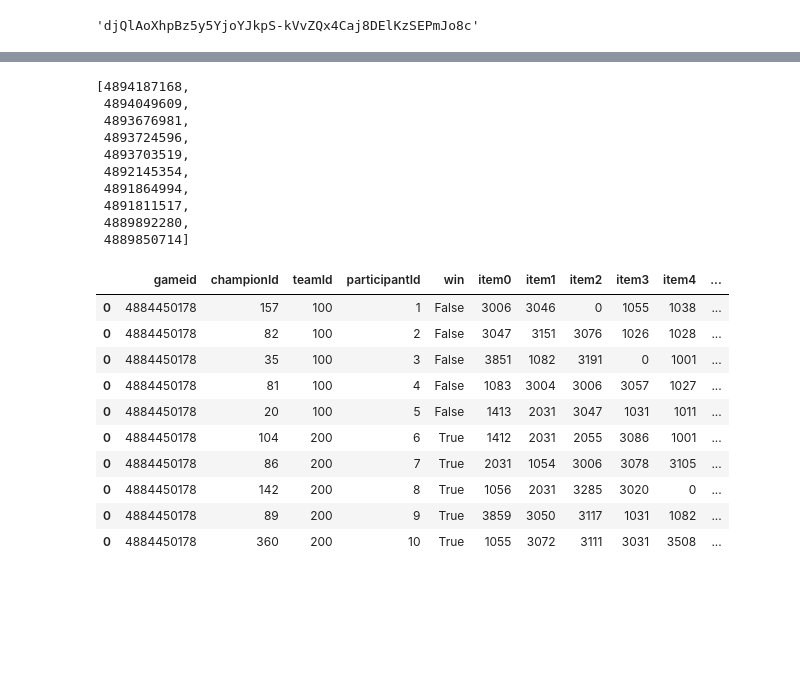
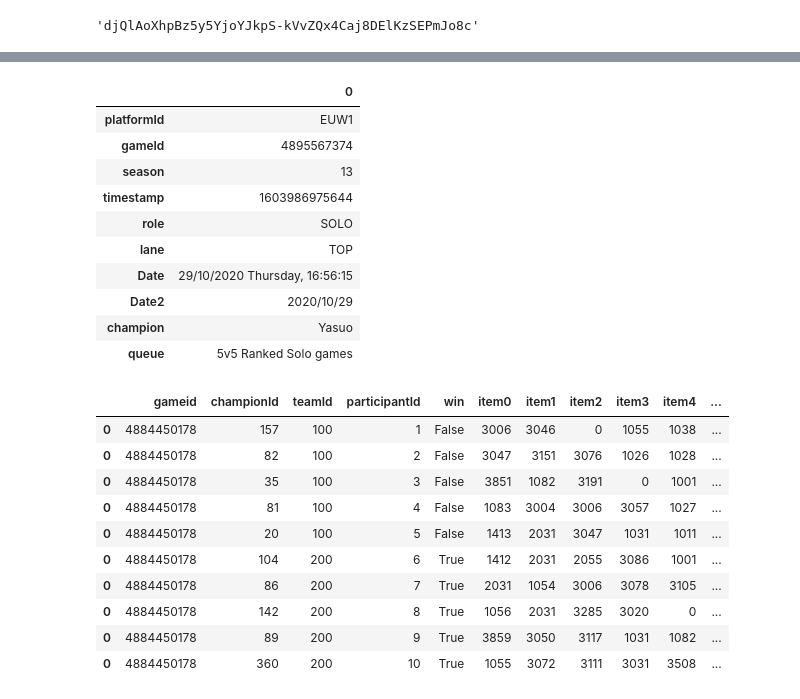
Before and after one commit to Dav3whit3/ih_datamadpt_project_final, a Jupyter notebook: notebooks/API_data_extraction1.ipynb, the cells around one changed output, grey strips where cells are left out. Drawn from its saved outputs; the diff is of its cells as text; code cells hidden in the pictures; blank space fills up the shorter version.

```diff
--- a/notebooks/API_data_extraction1.ipynb
+++ b/notebooks/API_data_extraction1.ipynb
@@ -195,17 +221,18 @@ match_list
 100 rows × 10 columns
-# %%
-list(match_list['gameId'].head(10))
-# %% [output]
-[4894187168,
- 4894049609,
- 4893676981,
- 4893724596,
- 4893703519,
- 4892145354,
- 4891864994,
- 4891811517,
- 4889892280,
- 4889850714]
+# %%
+pd.DataFrame(match_list.iloc[0])
+# %% [output]
+|  | 0 |
+| platformId | EUW1 |
+| gameId | 4895567374 |
+| season | 13 |
+| timestamp | 1603986975644 |
+| role | SOLO |
+| lane | TOP |
+| Date | 29/10/2020 Thursday, 16:56:15 |
+| Date2 | 2020/10/29 |
+| champion | Yasuo |
+| queue | 5v5 Ranked Solo games |
 # %%
 match_info = get_match_info(4884450178)
 # %%
```
Also changed, not shown: parts of 22 cells of this notebook, 2 other files.
